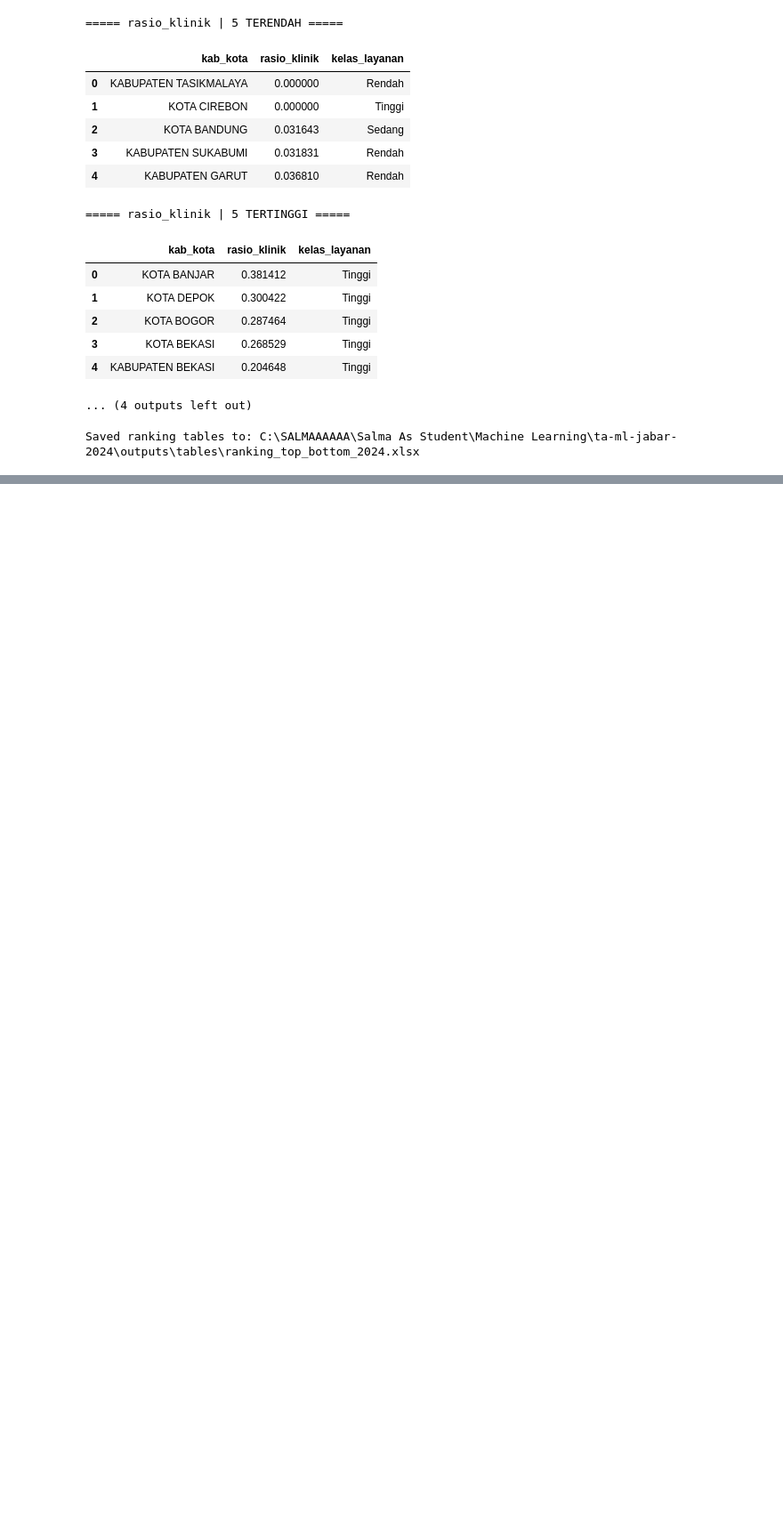
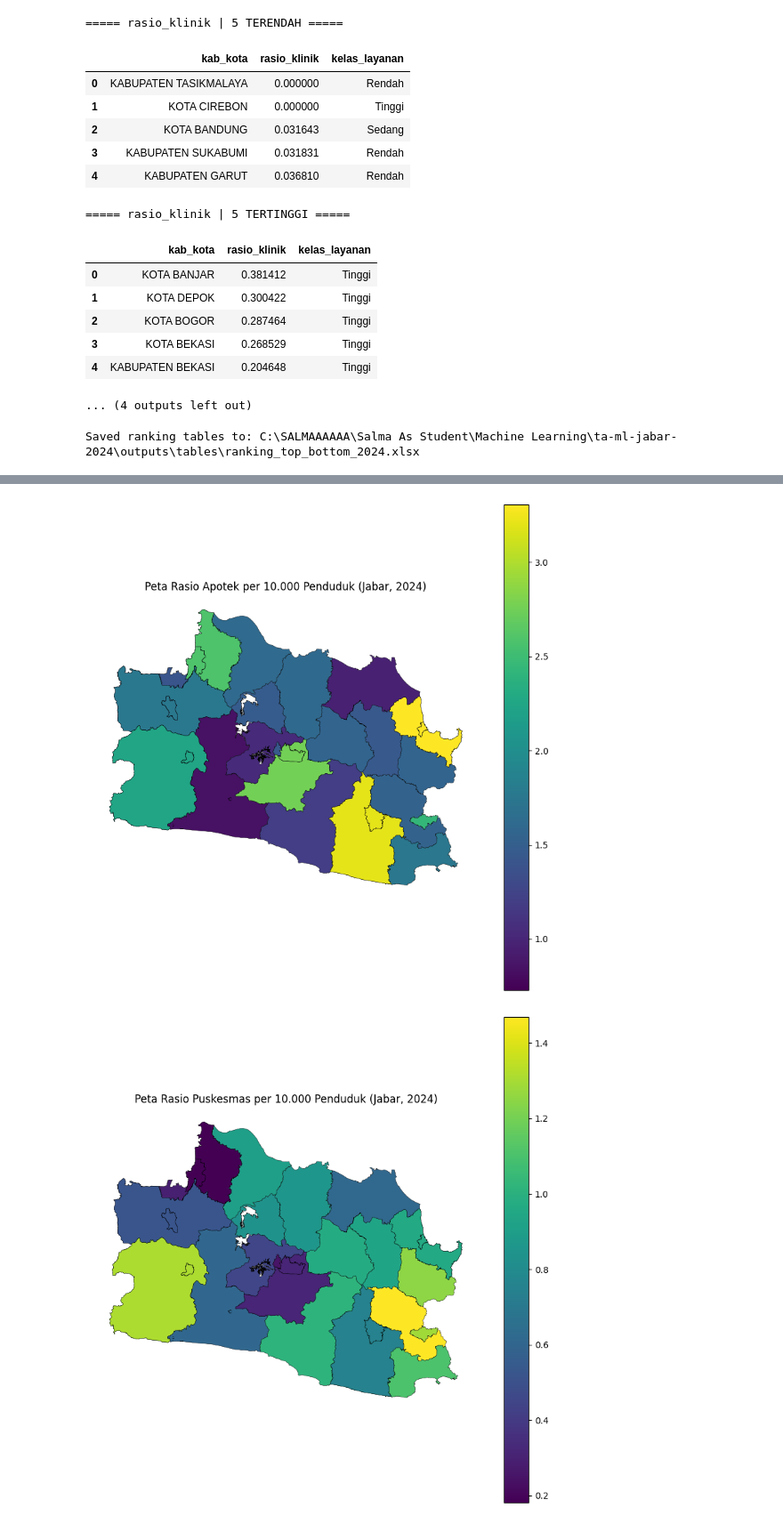
Before and after one commit to SalmaDwiAlpiati/tugas_akhir_machine_learning, a Jupyter notebook: notebooks/03_visualisasi.ipynb, the cells around one changed output, grey strips where cells are left out. Shown at 89% size. Cells and saved outputs as stored; diff of their text form; code cells hidden in the pictures; blank space fills up the shorter version.

Commit message:
modify visualisasi

```diff
--- a/notebooks/03_visualisasi.ipynb
+++ b/notebooks/03_visualisasi.ipynb
@@ -204,3 +204,23 @@ with pd.ExcelWriter(os.path.join(tab_dir, "ranking_top_bottom_2024.xlsx")) as w:
 print("Saved ranking tables to:", os.path.join(tab_dir, "ranking_top_bottom_2024.xlsx"))
 # %% [output]
 Saved ranking tables to: C:\SALMAAAAAA\Salma As Student\Machine Learning\ta-ml-jabar-2024\outputs\tables\ranking_top_bottom_2024.xlsx
+# %%
+import os
+import re
+import pandas as pd
+import geopandas as gpd
+import matplotlib.pyplot as plt
+
+xlsx_path = r"C:\SALMAAAAAA\Salma As Student\Machine Learning\ta-ml-jabar-2024\data\master\Master Data - fitur & label.xlsx"
+geo_path  = r"C:\SALMAAAAAA\Salma As Student\Machine Learning\ta-ml-jabar-2024\data\geo\Jabar_By_Kab.geojson"
+
+out_dir = r"C:\SALMAAAAAA\Salma As Student\Machine Learning\ta-ml-jabar-2024\outputs\figures"
+os.makedirs(out_dir, exist_ok=True)
+
+df = pd.read_excel(xlsx_path)
+gdf = gpd.read_file(geo_path)
+
+print("df:", df.shape)
+print("gdf:", gdf.shape)
+print("Kolom geojson:", gdf.columns.tolist())
+gdf.head()
@@ -206,0 +263,40 @@ Saved ranking tables to: C:\SALMAAAAAA\Salma As Student\Machine Learning\ta-ml-j
+# %%
+import os
+import matplotlib.pyplot as plt
+
+out_dir = r"C:\SALMAAAAAA\Salma As Student\Machine Learning\ta-ml-jabar-2024\outputs\figures"
+os.makedirs(out_dir, exist_ok=True)
+
+def plot_choropleth(gdfm, col, title, filename):
+    ax = gdfm.plot(
+        column=col,
+        legend=True,
+        figsize=(8,8),
+        edgecolor="black",
+        linewidth=0.3,
+        missing_kwds={"color":"lightgrey", "label":"Tidak ada data"}
+    )
+    ax.set_title(title)
+    ax.set_axis_off()
+    plt.tight_layout()
+    plt.savefig(os.path.join(out_dir, filename), dpi=220, bbox_inches="tight")
+    plt.show()
+
+plot_choropleth(merged, "rasio_apotek",
+                "Peta Rasio Apotek per 10.000 Penduduk (Jabar, 2024)",
+                "08_map_rasio_apotek_2024.png")
+
+plot_choropleth(merged, "rasio_puskesmas_total",
+                "Peta Rasio Puskesmas per 10.000 Penduduk (Jabar, 2024)",
+                "09_map_rasio_puskesmas_2024.png")
+
+plot_choropleth(merged, "rasio_klinik",
+                "Peta Rasio Klinik per 10.000 Penduduk (Jabar, 2024)",
+                "10_map_rasio_klinik_2024.png")
+
+plot_choropleth(merged, "rasio_rsu_total",
+                "Peta Rasio RSU per 10.000 Penduduk (Jabar, 2024)",
+                "11_map_rasio_rsu_2024.png")
+# %% [output]
+[figure, added]
+[figure, added]
```
Also changed, not shown: parts of 3 cells of this notebook.
